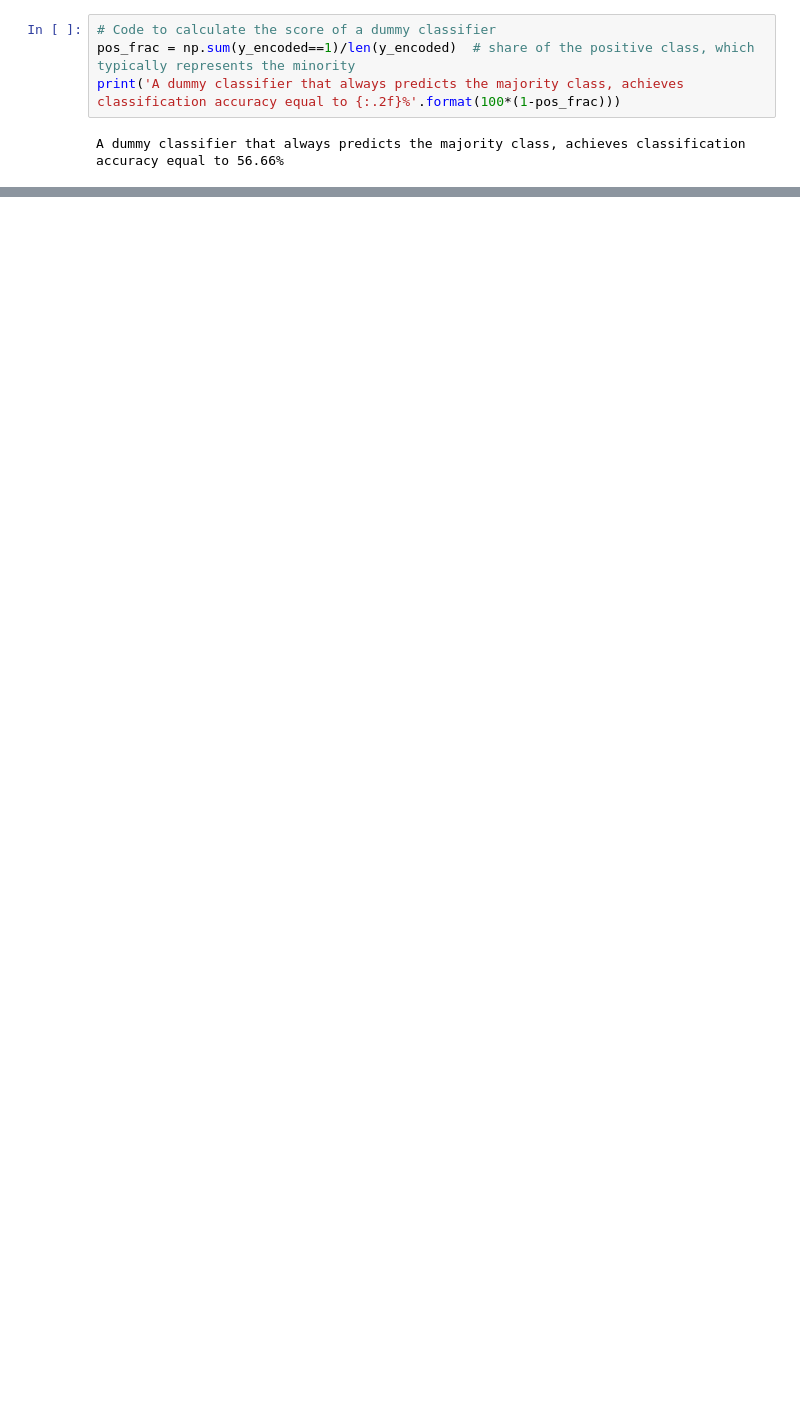
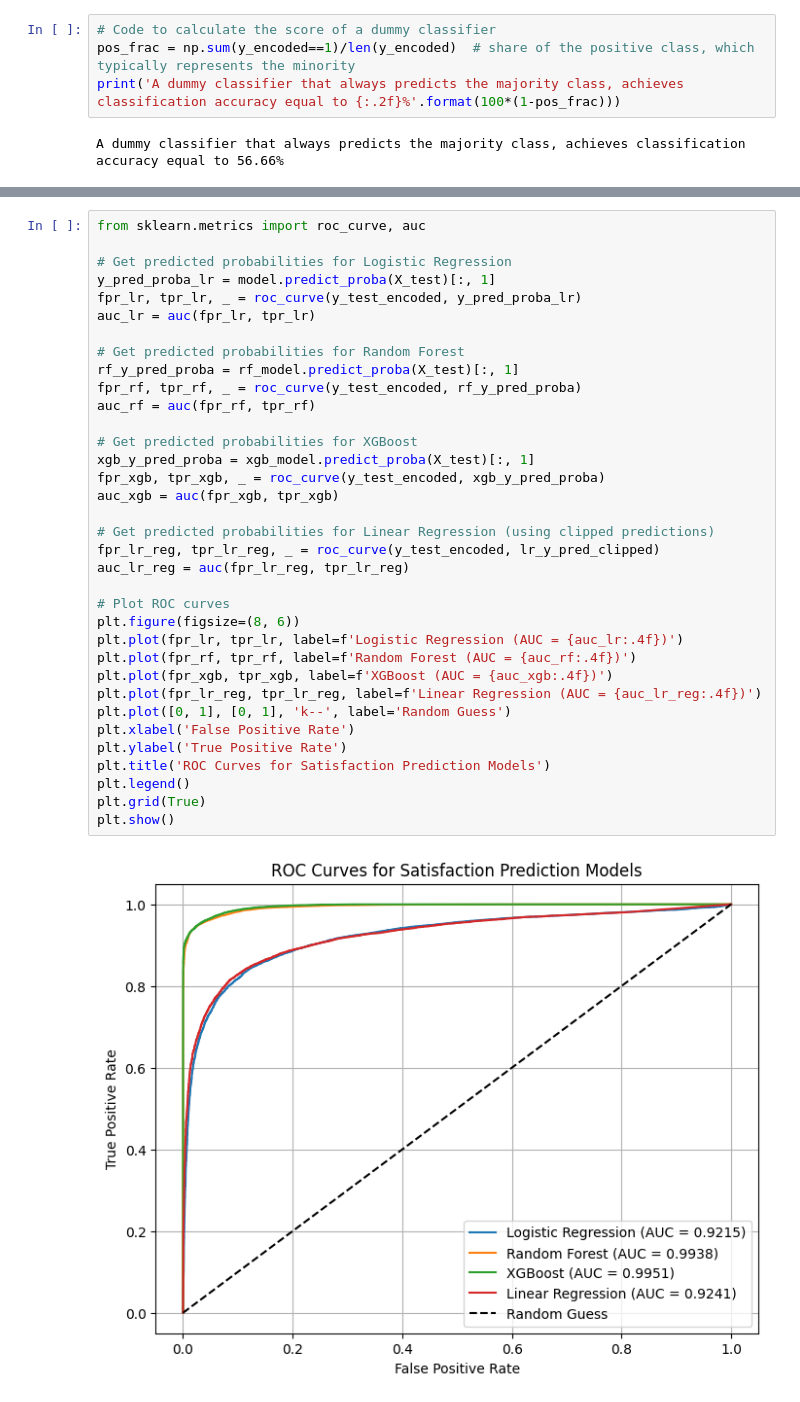
Before and after one commit to bence-szabo-git/ESMT_IML, a Jupyter notebook: notebooks/Satisfaction_Homework.ipynb, the cells around one changed output, grey strips where cells are left out. Cells and saved outputs as stored; diff of their text form; blank space fills up the shorter version.

```diff
--- a/notebooks/Satisfaction_Homework.ipynb
+++ b/notebooks/Satisfaction_Homework.ipynb
@@ -233,0 +552,37 @@ That looks fabulous! The model can predict a customer's satisfaction with a 80%
+# %%
+from sklearn.metrics import roc_curve, auc
+
+# Get predicted probabilities for Logistic Regression
+y_pred_proba_lr = model.predict_proba(X_test)[:, 1]
+fpr_lr, tpr_lr, _ = roc_curve(y_test_encoded, y_pred_proba_lr)
+auc_lr = auc(fpr_lr, tpr_lr)
+
+# Get predicted probabilities for Random Forest
+rf_y_pred_proba = rf_model.predict_proba(X_test)[:, 1]
+fpr_rf, tpr_rf, _ = roc_curve(y_test_encoded, rf_y_pred_proba)
+auc_rf = auc(fpr_rf, tpr_rf)
+
+# Get predicted probabilities for XGBoost
+xgb_y_pred_proba = xgb_model.predict_proba(X_test)[:, 1]
+fpr_xgb, tpr_xgb, _ = roc_curve(y_test_encoded, xgb_y_pred_proba)
+auc_xgb = auc(fpr_xgb, tpr_xgb)
+
+# Get predicted probabilities for Linear Regression (using clipped predictions)
+fpr_lr_reg, tpr_lr_reg, _ = roc_curve(y_test_encoded, lr_y_pred_clipped)
+auc_lr_reg = auc(fpr_lr_reg, tpr_lr_reg)
+
+# Plot ROC curves
+plt.figure(figsize=(8, 6))
+plt.plot(fpr_lr, tpr_lr, label=f'Logistic Regression (AUC = {auc_lr:.4f})')
+plt.plot(fpr_rf, tpr_rf, label=f'Random Forest (AUC = {auc_rf:.4f})')
+plt.plot(fpr_xgb, tpr_xgb, label=f'XGBoost (AUC = {auc_xgb:.4f})')
+plt.plot(fpr_lr_reg, tpr_lr_reg, label=f'Linear Regression (AUC = {auc_lr_reg:.4f})')
+plt.plot([0, 1], [0, 1], 'k--', label='Random Guess')
+plt.xlabel('False Positive Rate')
+plt.ylabel('True Positive Rate')
+plt.title('ROC Curves for Satisfaction Prediction Models')
+plt.legend()
+plt.grid(True)
+plt.show()
+# %% [output]
+[figure, added]
```
Also changed, not shown: parts of 33 cells of this notebook.
